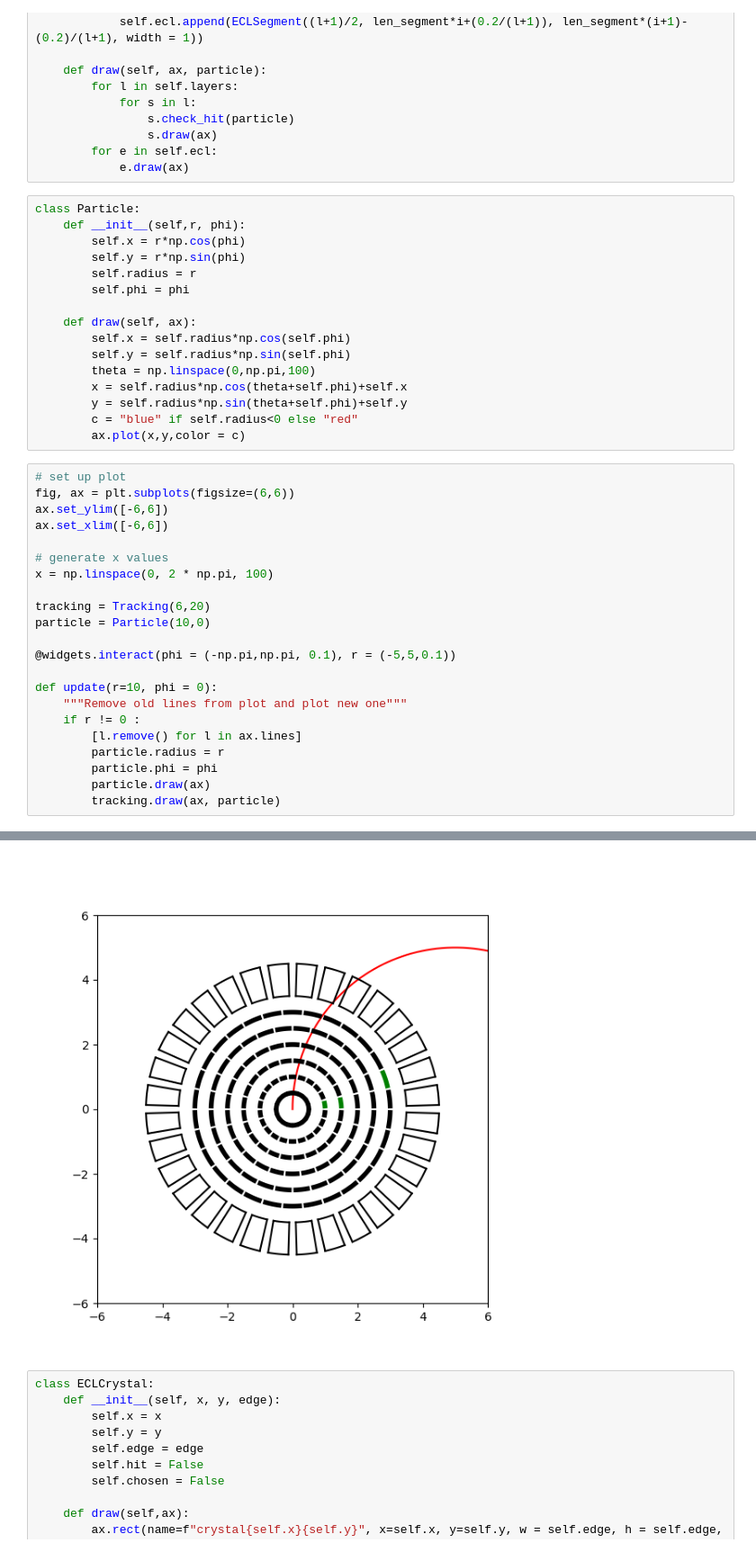
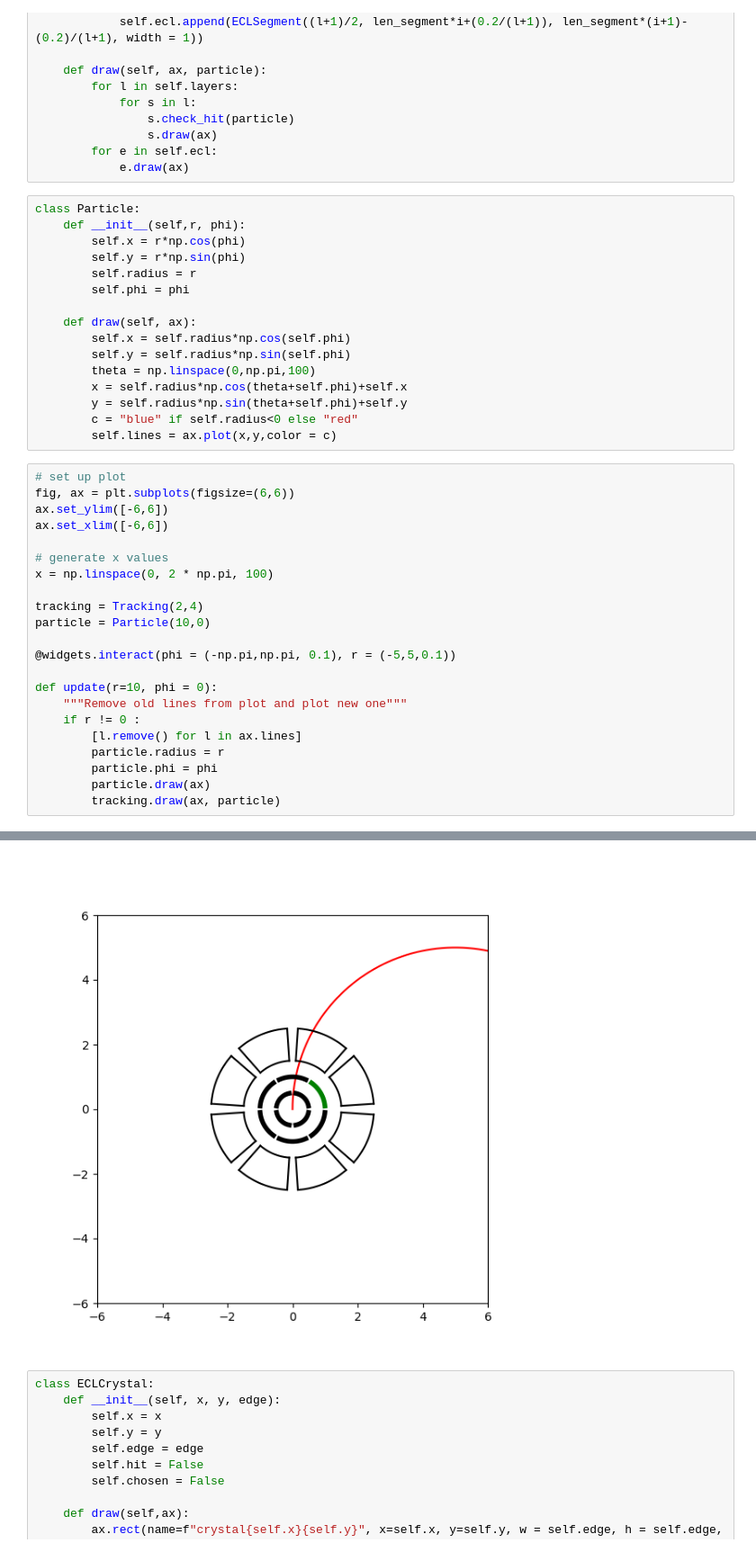
Before and after one commit to haide-i/Masterclass-BelleII, a Jupyter notebook: Prototype.ipynb, the cells around one changed output, grey strips where cells are left out. Shown: that part at 90% size. Drawn from its saved outputs; the diff is of its cells as text.

```diff
--- a/Prototype.ipynb
+++ b/Prototype.ipynb
@@ -117,32 +120,32 @@ class Particle:
         x = self.radius*np.cos(theta+self.phi)+self.x
         y = self.radius*np.sin(theta+self.phi)+self.y
         c = "blue" if self.radius<0 else "red"
-        ax.plot(x,y,color = c)
+        self.lines = ax.plot(x,y,color = c)
 # %%
 # set up plot
 fig, ax = plt.subplots(figsize=(6,6))
 ax.set_ylim([-6,6])
 ax.set_xlim([-6,6])
 
 # generate x values
 x = np.linspace(0, 2 * np.pi, 100)
 
-tracking = Tracking(6,20)
+tracking = Tracking(2,4)
 particle = Particle(10,0)
 
 @widgets.interact(phi = (-np.pi,np.pi, 0.1), r = (-5,5,0.1))
 
 def update(r=10, phi = 0):
     """Remove old lines from plot and plot new one"""
     if r != 0 :
         [l.remove() for l in ax.lines]
         particle.radius = r
         particle.phi = phi
         particle.draw(ax)
         tracking.draw(ax, particle)
 # %% [output]
 interactive(children=(FloatSlider(value=5.0, description='r', max=5.0, min=-5.0), FloatSlider(value=0.0, descr…
-[figure, old version]
+[figure, new version]
 # %%
 class ECLCrystal:
     def __init__(self, x, y, edge):
```
Also changed, not shown: parts of 3 cells of this notebook.
